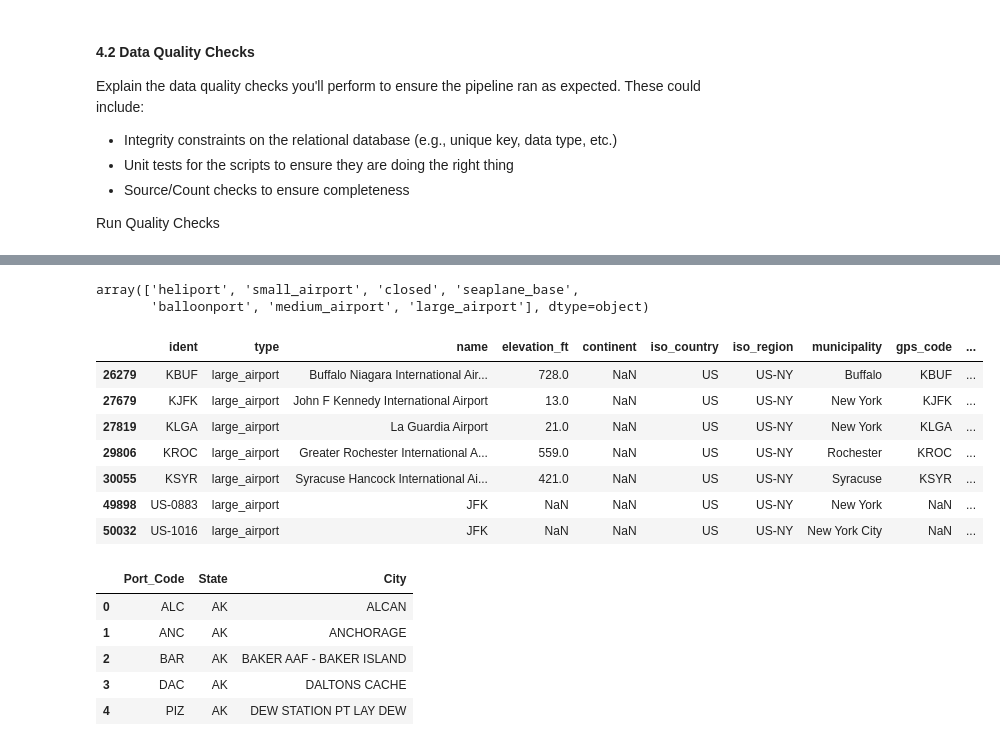
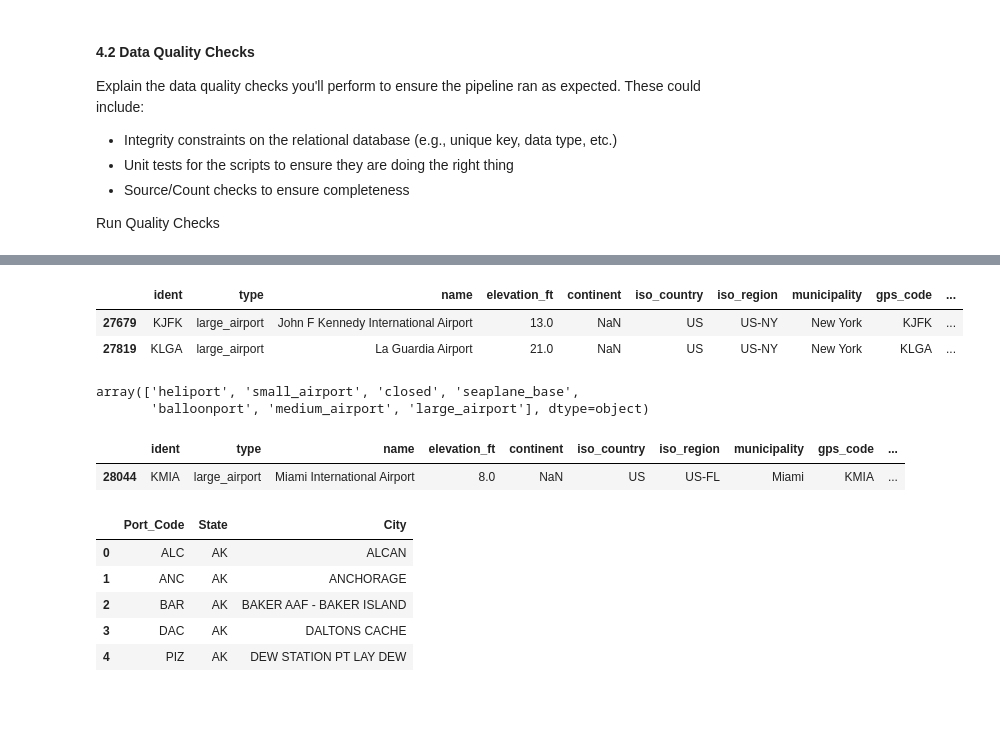
Before and after one commit to sudhakar12161/Project-Capstone-US-I94-Immigration-Insights, a Jupyter notebook: Capstone Project.ipynb, the cells around one changed output, grey strips where cells are left out. Cells and saved outputs as stored; diff of their text form; code cells hidden in the pictures; blank space fills up the shorter version.

```diff
--- a/Capstone Project.ipynb
+++ b/Capstone Project.ipynb
@@ -1045,3 +1125,9 @@ df_airport_cd.head(5)
+# %%
+df_airport_cd.query('city =="NY" and municipality=="New York" and type=="large_airport" and coordinates != "0, 0"')
+# %% [output]
+|  | ident | type | name | elevation_ft | continent | iso_country | iso_region | municipality | gps_code | ... |
+| 27679 | KJFK | large_airport | John F Kennedy International Airport | 13.0 | NaN | US | US-NY | New York | KJFK | ... |
+| 27819 | KLGA | large_airport | La Guardia Airport | 21.0 | NaN | US | US-NY | New York | KLGA | ... |
 # %%
 df_airport_cd.type.unique()
 # %% [output]
@@ -1049,17 +1135,11 @@ array(['heliport', 'small_airport', 'closed', 'seaplane_base',
        'balloonport', 'medium_airport', 'large_airport'], dtype=object)
 # %%
 #df_airport_cd.query('type == "seaplane_base"').head(3)
-df_airport_cd.query('local_code == "NYC"').head(3)
-df_airport_cd.query('type == "large_airport" and city=="NY"')
+df_airport_cd.query('local_code == "MIA"').head(3)
+#df_airport_cd.query('type == "large_airport" and city=="NY"')
 # %% [output]
 |  | ident | type | name | elevation_ft | continent | iso_country | iso_region | municipality | gps_code | ... |
-| 26279 | KBUF | large_airport | Buffalo Niagara International Air... | 728.0 | NaN | US | US-NY | Buffalo | KBUF | ... |
-| 27679 | KJFK | large_airport | John F Kennedy International Airport | 13.0 | NaN | US | US-NY | New York | KJFK | ... |
-| 27819 | KLGA | large_airport | La Guardia Airport | 21.0 | NaN | US | US-NY | New York | KLGA | ... |
-| 29806 | KROC | large_airport | Greater Rochester International A... | 559.0 | NaN | US | US-NY | Rochester | KROC | ... |
-| 30055 | KSYR | large_airport | Syracuse Hancock International Ai... | 421.0 | NaN | US | US-NY | Syracuse | KSYR | ... |
-| 49898 | US-0883 | large_airport | JFK | NaN | NaN | US | US-NY | New York | NaN | ... |
-| 50032 | US-1016 | large_airport | JFK | NaN | NaN | US | US-NY | New York City | NaN | ... |
+| 28044 | KMIA | large_airport | Miami International Airport | 8.0 | NaN | US | US-FL | Miami | KMIA | ... |
 # %%
 df_i94ports_pd.head(5)
 # %% [output]
```
Also changed, not shown: parts of 41 cells of this notebook.
